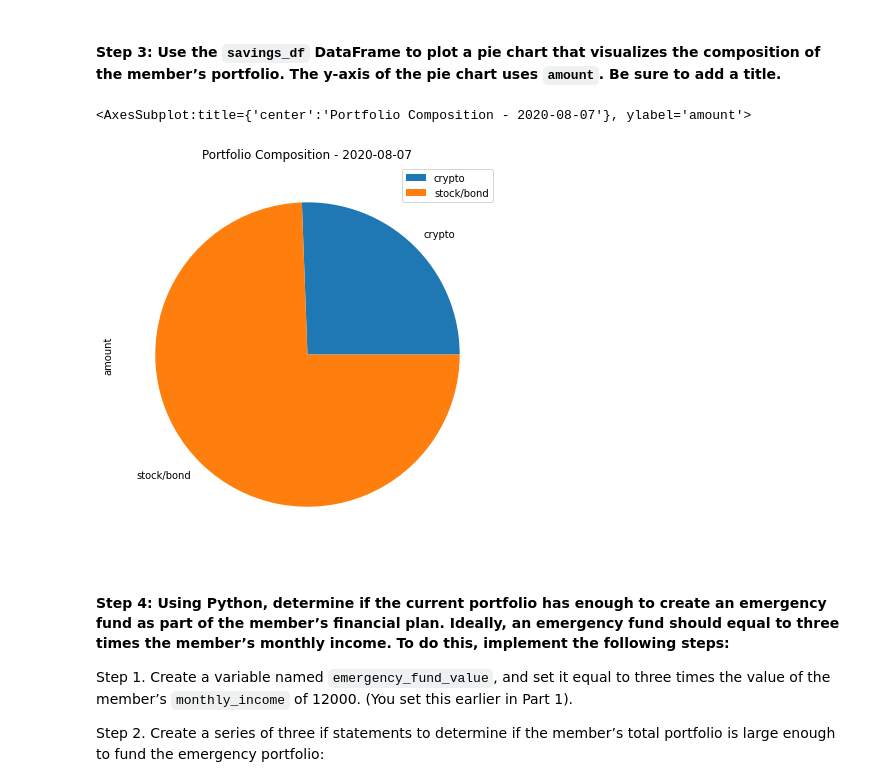
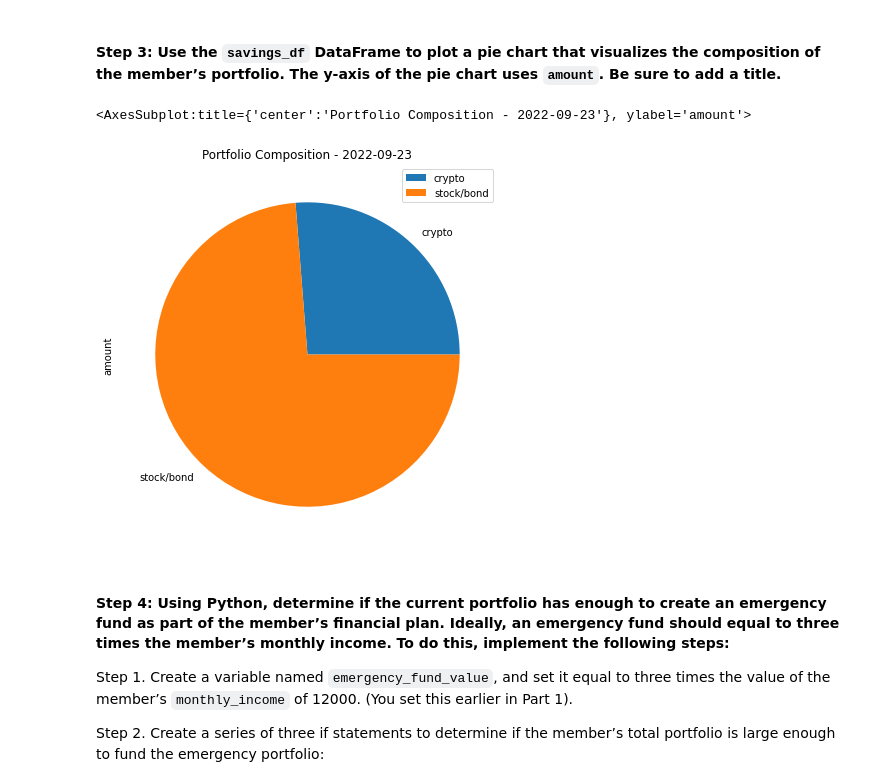
Before and after one commit to Billie-LS/Emergency_and_Retirement_Financial_Planner, a Jupyter notebook: financial_planning_tools.ipynb, the cells around one changed output. Drawn from its saved outputs; the diff is of its cells as text; code cells hidden in the pictures.

```diff
--- a/financial_planning_tools.ipynb
+++ b/financial_planning_tools.ipynb
@@ -448,10 +451,10 @@ display(savings_df)
 # %%
 # Plot the total value of the member's portfolio (crypto and stock/bond) in a pie chart
 # YOUR CODE HERE
-savings_df.plot.pie(y='amount', title='Portfolio Composition - 2020-08-07', figsize=(10,7))
+savings_df.plot.pie(y='amount', title= f'Portfolio Composition - {yesterday}', figsize=(10,7))
 # %% [output]
-<AxesSubplot:title={'center':'Portfolio Composition - 2020-08-07'}, ylabel='amount'>
+<AxesSubplot:title={'center':'Portfolio Composition - 2022-09-23'}, ylabel='amount'>
-[figure, old version]
+[figure, new version]
 # %% [markdown]
 #### Step 4: Using Python, determine if the current portfolio has enough to create an emergency fund as part of the member’s financial plan. Ideally, an emergency fund should equal to three times the member’s monthly income. To do this, implement the following steps:
 
```
Also changed, not shown: parts of 57 cells of this notebook.
